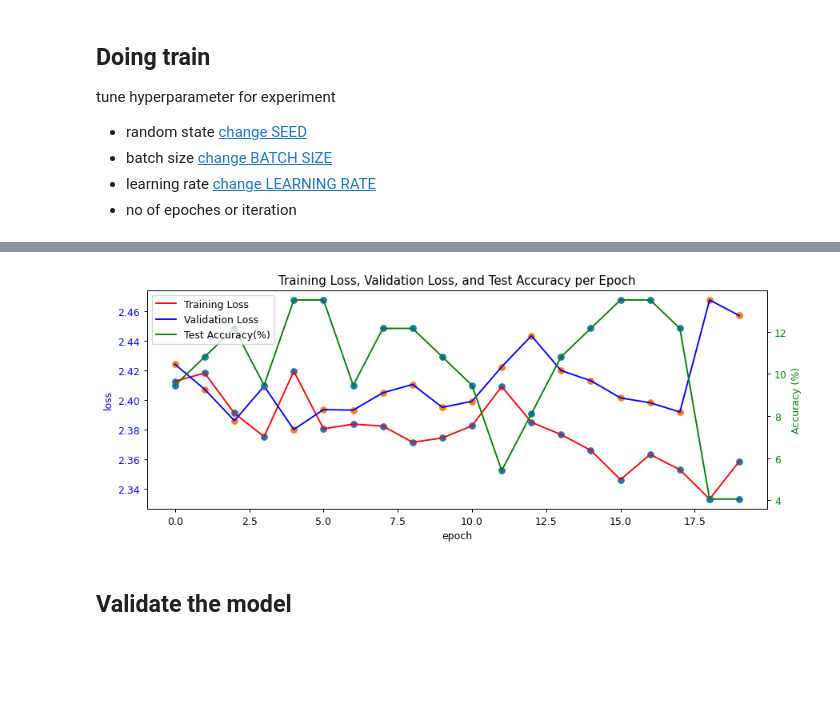
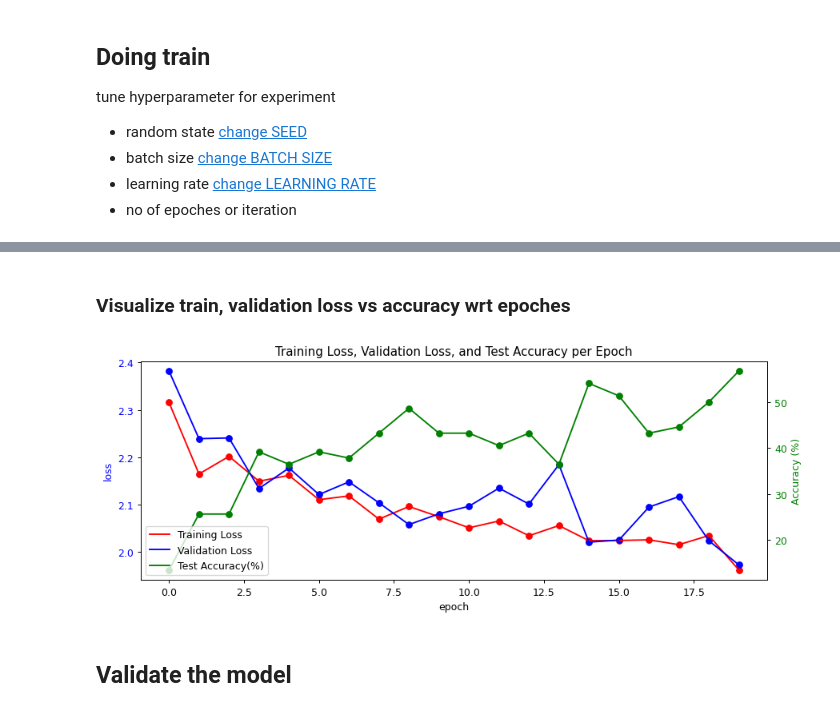
Before and after one commit to Shnku/pythoning_stuff, a Jupyter notebook: NN/build_cnn/expr1_resnet18.ipynb, the cells around one changed output, grey strips where cells are left out. Drawn from its saved outputs; the diff is of its cells as text; code cells hidden in the pictures; blank space fills up the shorter version.

```diff
--- a/NN/build_cnn/expr1_resnet18.ipynb
+++ b/NN/build_cnn/expr1_resnet18.ipynb
@@ -208,17 +162,15 @@ BATCH_SIZE = 2
 # %% [markdown]
 ### Create DataLoader instances
 # %%
-train_loader = DataLoader(train_dataset, batch_size=BATCH_SIZE, shuffle=True, num_workers=4)
-test_loader = DataLoader(test_dataset, batch_size=BATCH_SIZE, shuffle=False, num_workers=4)
+from torch.utils.data import DataLoader
 
-print(train_loader)
-print(test_loader)
+train_loader = DataLoader(train_dataset, batch_size=BATCH_SIZE, shuffle=True, num_workers=2)
+test_loader = DataLoader(test_dataset, batch_size=BATCH_SIZE, shuffle=False, num_workers=2)
 
 # Example of iterating through the DataLoader
-print(train_dataset.class_to_idx)
-print(len(train_dataset.class_to_idx))
 for images, labels in train_loader:
     print(f"Batch of images shape: {images.shape}")
     print(f"Batch of labels shape: {labels.shape}")
-    break # Just show one batch
+    break
+     # Just show one batch
 # %% [output]
@@ -288,15 +252,17 @@ for module in CNN_MODEL.modules():
 # ResNet models have a 'fc' layer as the last linear layer
 last_layer_in = CNN_MODEL.fc.in_features
 no_of_classes = len(train_dataset.class_to_idx)
-print(f"last layer output for model = {last_layer_in} -> convert to {no_of_classes} output")
+new_mid_layer_out = 256
+
+print(f"last layer output for model = {last_layer_in} -> {new_mid_layer_out} -> convert to {no_of_classes} output")
 
 # CNN_MODEL.fc = nn.Linear(last_layer_in, no_of_classes)
 CNN_MODEL.fc = nn.Sequential(
-    torch.nn.Linear(in_features=last_layer_in, out_features=256),
+    torch.nn.Linear(in_features=last_layer_in, out_features=new_mid_layer_out),
     torch.nn.ReLU(),
     torch.nn.Dropout(p=0.2),
     torch.nn.Linear(
-        in_features=256,
+        in_features=new_mid_layer_out,
         out_features=len(train_dataset.class_to_idx),
     ),
     torch.nn.Softmax(dim=1),
@@ -339,7 +305,7 @@ CrossEntropyLoss()
 ### Define ***Hyper-parameter(learning rate)***
 # %%
 # set hyperparameter
-LEARNING_RATE = 0.001
+LEARNING_RATE = 0.0005
 # %% [markdown]
 ### Define optimaizer
 # %%
@@ -371,7 +337,7 @@ Parameter Group 0
 # In your train_NN function, after defining the optimizer:
 # scheduler = optim.lr_scheduler.StepLR(optimizer, step_size=10, gamma=0.5) # Example scheduler
 
-def train_NN(model, train_loader, test_loader, loss_function, optim, n_epochs=10):
+def train_NN(model, train_loader, test_loader, loss_function, optim, n_epochs=10, train_only=False):
     loss_graph_list, accy_list, valid_loss_list = [], [], [] # Changed variable name to avoid conflict
     for epoch in (range(n_epochs)):
         model.train()  # Set the model to training mode
@@ -390,10 +356,11 @@ def train_NN(model, train_loader, test_loader, loss_function, optim, n_epochs=10
             training_loss.append(loss.item())
 
         print(f"Training loss at iteration--{epoch+1} is:- {np.mean(training_loss)}")
-        accy, current_valid_loss = eval_model_on_test(model, test_loader, loss_function) # Capture validation loss
         loss_graph_list.append(np.mean(training_loss))
-        valid_loss_list.append(current_valid_loss) # Append the captured validation loss
-        accy_list.append(accy)
+        if not train_only:
+            accy, current_valid_loss = eval_model_on_test(model, test_loader, loss_function) # Capture validation loss
+            valid_loss_list.append(current_valid_loss) # Append the captured validation loss
+            accy_list.append(accy)
     print("Training done.....................")
     return loss_graph_list, accy_list, valid_loss_list # Return the list of validation losses
 # %% [markdown]
@@ -480,37 +447,39 @@ Training loss at 20 iteration is 2.3587..
 Training done.....................
+# %% [markdown]
+### Visualize train, validation loss vs accuracy wrt epoches
 # %%
 import matplotlib.pyplot as plt
 
 def ploting(ax, arr, color,lname, ylabel='loss', xlabel='epoch'):
     ax.plot(arr, color=color, label=lname)
-    ax.scatter(range(len(arr)),arr)
+    ax.scatter(range(len(arr)), arr, color=color)
     ax.set_ylabel(ylabel, color=color)
     ax.tick_params(axis='y', labelcolor=color)
     ax.set_xlabel(xlabel)
 
 
 # Create a figure and the first axes
 fig, ax1 = plt.subplots(figsize=(10, 4), dpi=90)
 # Create a second axes that shares the same x-axis as the first
 ax2 = ax1.twinx()
 
 # Plotting loss and valid loss on ax1 (left y-axis)
 ploting(ax1, iter_loss, color='red', lname='Training Loss')
 ploting(ax1, valid_loss, color='blue', lname='Validation Loss')
 # Plotting accuracy on ax2 (right y-axis)
 ploting(ax2, iter_accy, color='green', lname='Test Accuracy(%)',ylabel='Accuracy (%)')
 
 # Add a legend: Combine handles and labels from both axes
 handles1, labels1 = ax1.get_legend_handles_labels()
 handles2, labels2 = ax2.get_legend_handles_labels()
 # Create a single legend for all lines
-plt.legend(handles1 + handles2, labels1 + labels2, loc='upper left')
+plt.legend(handles1 + handles2, labels1 + labels2, loc='lower left')
 
 plt.title('Training Loss, Validation Loss, and Test Accuracy per Epoch')
 plt.tight_layout()  # Adjust layout to prevent overlapping
 plt.show()
 # %% [output]
-[figure, old version]
+[figure, new version]
 # %% [markdown]
 ## Validate the model
 # %%
```
Also changed, not shown: parts of 33 cells of this notebook.
